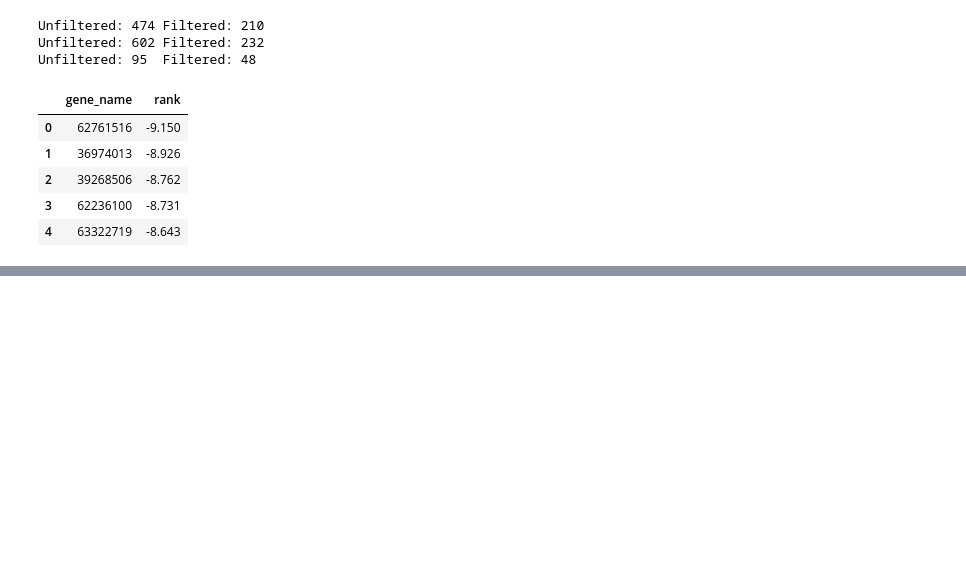
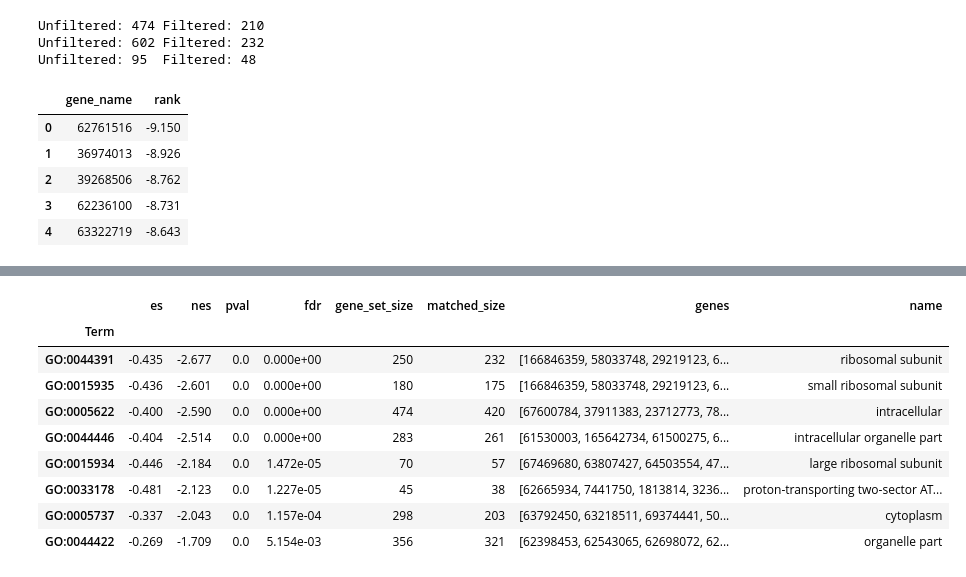
Before and after one commit to stuppie/triflic, a Jupyter notebook: H1/5-gsea.py.ipynb, the cells around one changed output, grey strips where cells are left out. Drawn from its saved outputs; the diff is of its cells as text; code cells hidden in the pictures; blank space fills up the shorter version.

Commit message:
rerun gsea

```diff
--- a/H1/5-gsea.py.ipynb
+++ b/H1/5-gsea.py.ipynb
@@ -176,0 +258,4 @@ bp_controlrol
+# %%
+cc_res = run_go_gsea(rank_df, cc_map_f, seed=1111, outdir=out_dir)
+cc_rt = cc_res.query('nes > 0 and pval < 0.05').sort_values('nes', ascending=False)
+cc_control = cc_res.query('nes < 0 and pval < 0.05').sort_values('nes', ascending=True)
@@ -176,0 +280,13 @@ bp_controlrol
+# %%
+cc_control
+# %% [output]
+|  | es | nes | pval | fdr | gene_set_size | matched_size | genes | name |
+| Term |  |  |  |  |  |  |  |  |
+| GO:0044391 | -0.435 | -2.677 | 0.0 | 0.000e+00 | 250 | 232 | [166846359, 58033748, 29219123, 6... | ribosomal subunit |
+| GO:0015935 | -0.436 | -2.601 | 0.0 | 0.000e+00 | 180 | 175 | [166846359, 58033748, 29219123, 6... | small ribosomal subunit |
+| GO:0005622 | -0.400 | -2.590 | 0.0 | 0.000e+00 | 474 | 420 | [67600784, 37911383, 23712773, 78... | intracellular |
+| GO:0044446 | -0.404 | -2.514 | 0.0 | 0.000e+00 | 283 | 261 | [61530003, 165642734, 61500275, 6... | intracellular organelle part |
+| GO:0015934 | -0.446 | -2.184 | 0.0 | 1.472e-05 | 70 | 57 | [67469680, 63807427, 64503554, 47... | large ribosomal subunit |
+| GO:0033178 | -0.481 | -2.123 | 0.0 | 1.227e-05 | 45 | 38 | [62665934, 7441750, 1813814, 3236... | proton-transporting two-sector AT... |
+| GO:0005737 | -0.337 | -2.043 | 0.0 | 1.157e-04 | 298 | 203 | [63792450, 63218511, 69374441, 50... | cytoplasm |
+| GO:0044422 | -0.269 | -1.709 | 0.0 | 5.154e-03 | 356 | 321 | [62398453, 62543065, 62698072, 62... | organelle part |
```
Also changed, not shown: parts of 8 cells of this notebook.
